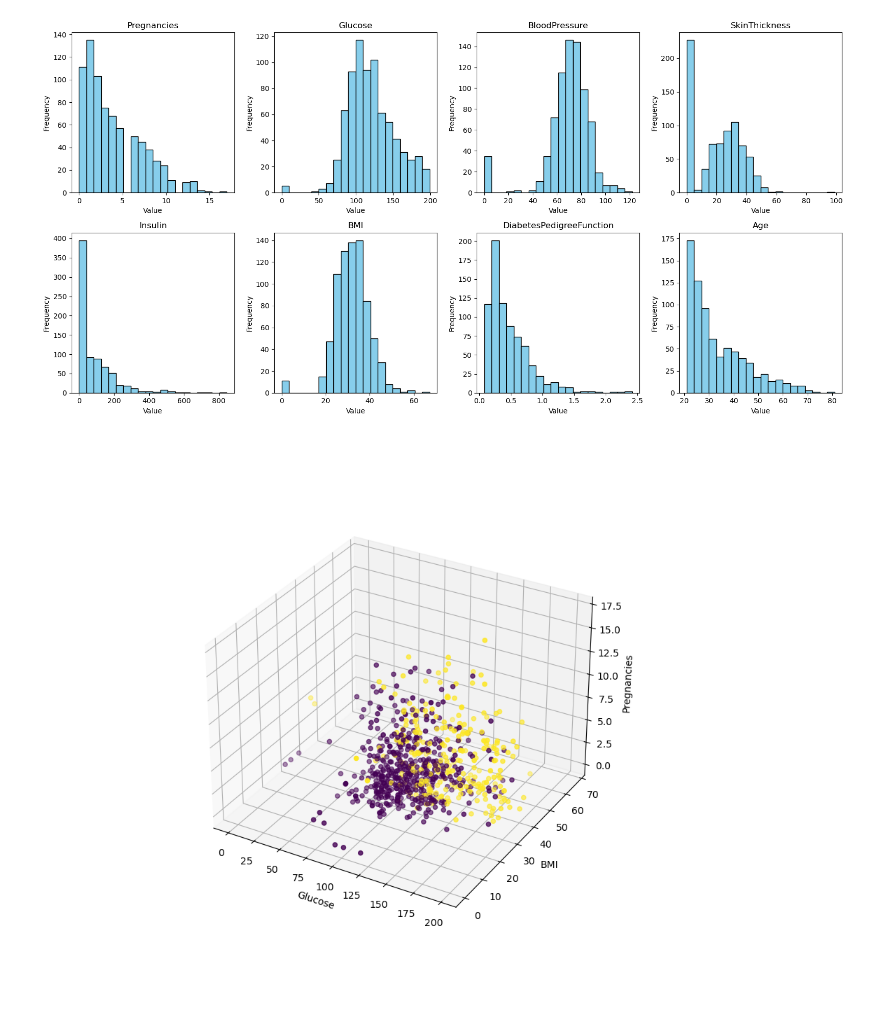
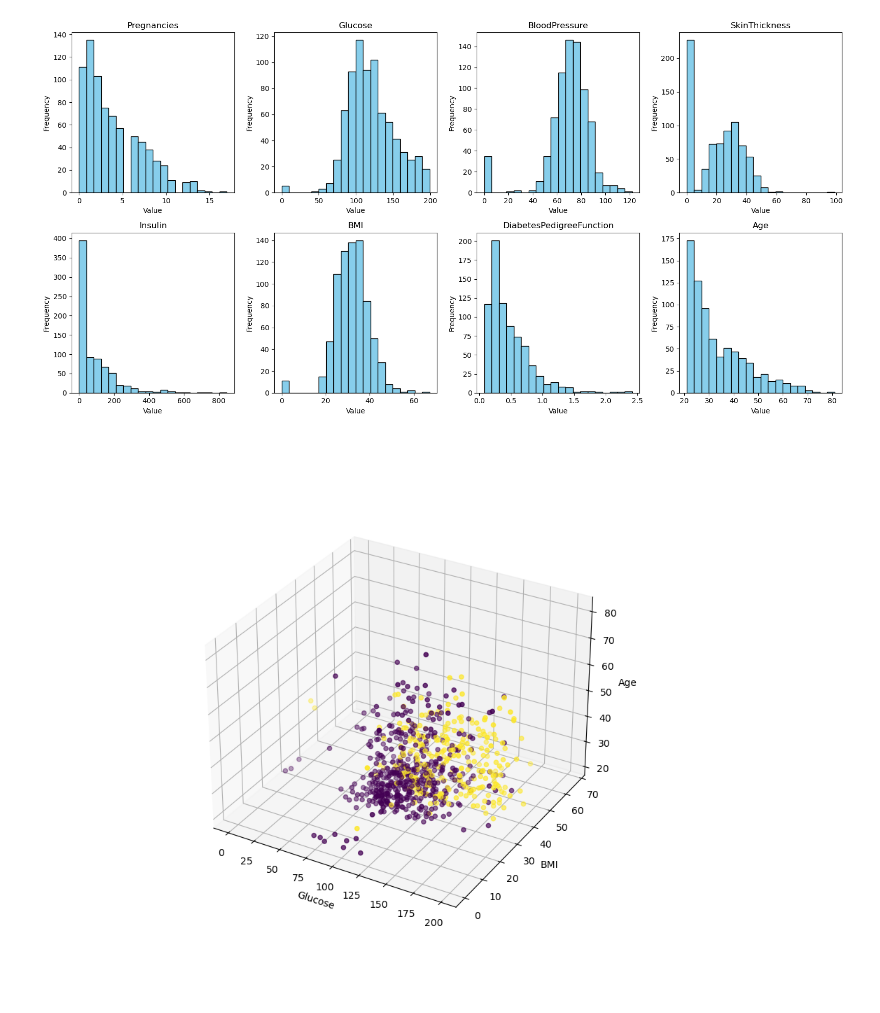
Before and after one commit to Ifte-Kharul/CSE_4204--NeuralNetwork, a Jupyter notebook: Module 1/analysis.ipynb, the cells around one changed output. Saved outputs shown, nothing was run; the diff lists cells and outputs as text; code cells hidden in the pictures.

```diff
--- a/Module 1/analysis.ipynb
+++ b/Module 1/analysis.ipynb
@@ -49,11 +49,12 @@ plt.show()
 # %%
 %matplotlib widget
 plt.figure(figsize=(10,8))
 ax = plt.axes(projection = '3d')
-fg = ax.scatter3D(X['Glucose'],X['BMI'],X['Pregnancies'], c= df['Outcome'])
+# fg = ax.scatter3D(X['Glucose'],X['BMI'],X['Pregnancies'])
+fg = ax.scatter3D(X['Glucose'],X['BMI'],df['Age'],c=df['Outcome'])
 ax.set_xlabel('Glucose')
 ax.set_ylabel('BMI')
-ax.set_zlabel('Pregnancies')
+ax.set_zlabel('Age')
 plt.show()
 # %% [output]
-[figure, old version]
+[figure, new version]
```
